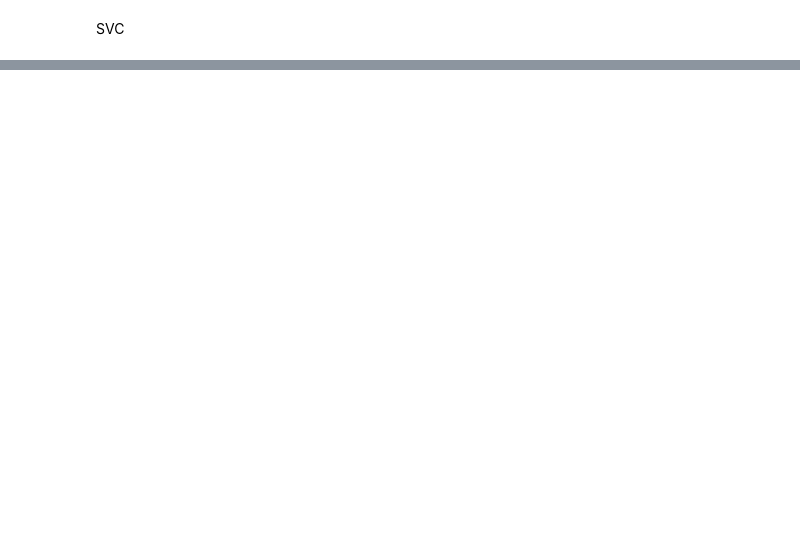
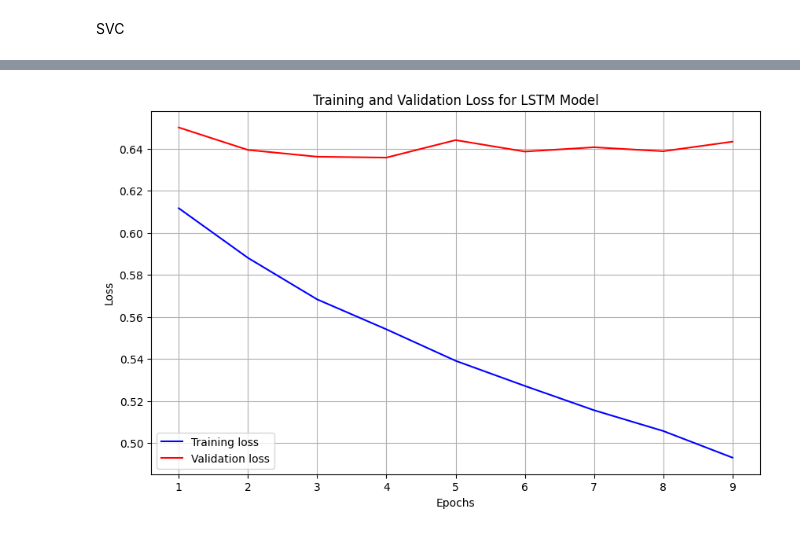
Before and after one commit to Stephen-OG/SafeTweetDetector, a Jupyter notebook: code/24086166_Project.ipynb, the cells around one changed output, grey strips where cells are left out. Cells and saved outputs as stored; diff of their text form; code cells hidden in the pictures; blank space fills up the shorter version.

```diff
--- a/code/24086166_Project.ipynb
+++ b/code/24086166_Project.ipynb
@@ -325,10 +486,10 @@ max_length = 100
 
 tokenizer = Tokenizer(num_words=max_words)
 
-tokenizer.fit_on_texts(X_train_lstm)
+tokenizer.fit_on_texts(X_train)
 
-X_train_seq = tokenizer.texts_to_sequences(X_train_lstm)
-X_test_seq = tokenizer.texts_to_sequences(X_test_lstm)
+X_train_seq = tokenizer.texts_to_sequences(X_train)
+X_test_seq = tokenizer.texts_to_sequences(X_test)
 
 X_train_pad = pad_sequences(X_train_seq, maxlen=max_length)
 X_test_pad = pad_sequences(X_test_seq, maxlen=max_length)
@@ -352,9 +514,7 @@ model = Sequential([
 ])
 # %%
-model.compile(
+lstm_model_imb.compile(
     loss="sparse_categorical_crossentropy",
     optimizer="adam",
     metrics=["accuracy"]
 )
-
-model.summary()
@@ -401,0 +546,17 @@ Epoch 5/5
+# %%
+from tensorflow.keras.callbacks import EarlyStopping
+
+early_stop = EarlyStopping(
+    monitor='val_loss',
+    patience=5,
+    restore_best_weights=True
+)
+
+history = lstm_model_imb.fit(
+     X_train_pad,
+    y_train_lstm,
+    epochs=50,
+    batch_size=8192,
+    validation_split=0.2,
+    callbacks=[early_stop]
+)
@@ -407,3 +585,23 @@ lstm_pred = np.argmax(lstm_probs, axis=1)
+# %%
+import matplotlib.pyplot as plt
+
+# Get the training and validation loss from the history object
+loss = history.history['loss']
+val_loss = history.history['val_loss']
+epochs = range(1, len(loss) + 1)
+
+# Plot training and validation loss
+plt.figure(figsize=(10, 6))
+plt.plot(epochs, loss, 'b', label='Training loss')
+plt.plot(epochs, val_loss, 'r', label='Validation loss')
+plt.title('Training and Validation Loss for LSTM Model')
+plt.xlabel('Epochs')
+plt.ylabel('Loss')
+plt.legend()
+plt.grid(True)
+plt.show()
+# %% [output]
+[figure, added]
 # %%
 cm_lstm = confusion_matrix(y_test_lstm, lstm_pred)
 
```
Also changed, not shown: parts of 60 cells of this notebook, 2 other files.
